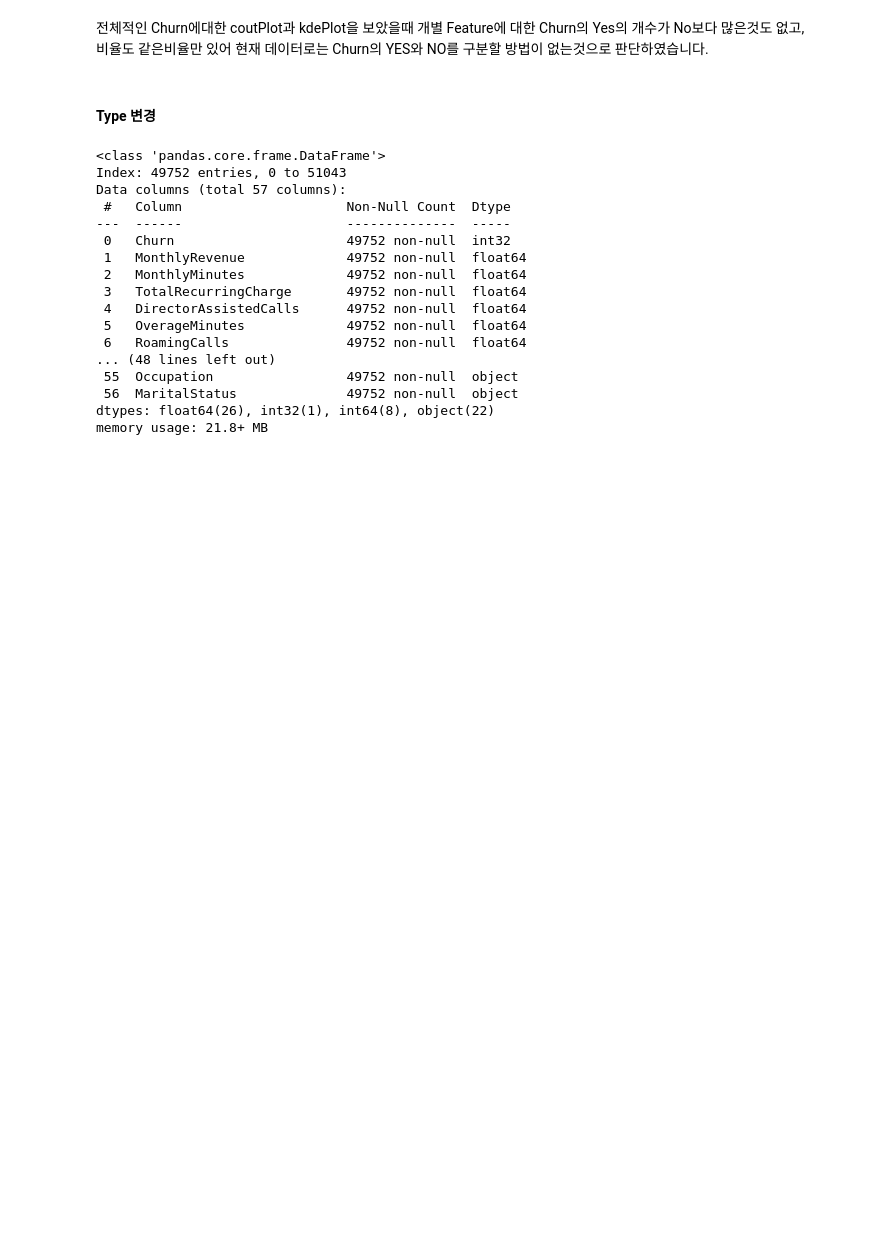
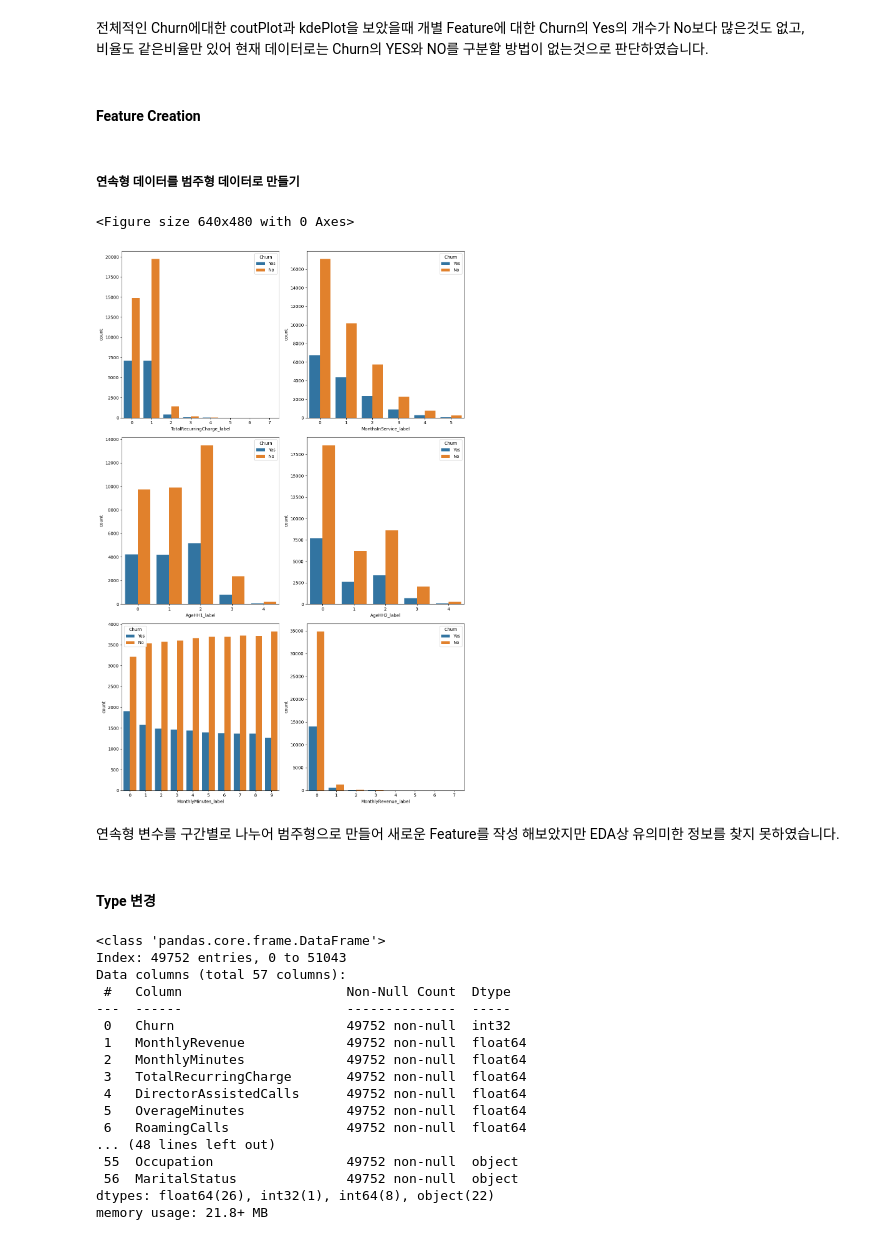
Before and after one commit to SKNETWORKS-FAMILY-AICAMP/SKN04-2nd-5Team, a Jupyter notebook: eda.ipynb, the cells around one changed output. Drawn from its saved outputs; the diff is of its cells as text; code cells hidden in the pictures; blank space fills up the shorter version.

Commit message:
feat: Feature Creation 항목 및 내용 추가 연속형 변수를 범주형 변수로 바꾸는 방법 추가

```diff
--- a/eda.ipynb
+++ b/eda.ipynb
@@ -96,6 +96,35 @@ plt.show()
 [figure]
 # %% [markdown]
 전체적인 Churn에대한 coutPlot과 kdePlot을 보았을때 개별 Feature에 대한 Churn의 Yes의 개수가 No보다 많은것도 없고,<br>비율도 같은비율만 있어 현재 데이터로는 Churn의 YES와 NO를 구분할 방법이 없는것으로 판단하였습니다.<br>
+# %% [markdown]
+#### Feature Creation
+# %% [markdown]
+##### 연속형 데이터를 범주형 데이터로 만들기
+# %%
+data['TotalRecurringCharge_label'] = pd.cut(data.TotalRecurringCharge, 8, labels=range(8))
+data['MonthsInService_label'] = pd.cut(data.MonthsInService, 6, labels=range(6))
+data['AgeHH1_label'] = pd.cut(data.AgeHH1, 5, labels=range(5))
+data['AgeHH2_label'] = pd.cut(data.AgeHH2, 5, labels=range(5))
+data['MonthlyMinutes_label'] = pd.qcut(data.MonthlyMinutes, 10, labels=range(10))
+data['MonthlyRevenue_label'] = pd.cut(data.MonthlyRevenue, 8, labels=range(8))
+# %%
+plt.clf()
+size = len(data.columns[data.columns.str.contains('_label')])
+plt.subplots(size//2 + size%2, 2, figsize=(12, 6*size//2))
+for i, col in enumerate(data.columns[data.columns.str.contains('_label')]):
+    plt.subplot(size//2 + size%2, 2, i + 1)
+    sns.countplot(
+        data,
+        x=col,
+        hue='Churn'
+    )
+plt.tight_layout()
+plt.show()
+# %% [output]
+<Figure size 640x480 with 0 Axes>
+[figure, added]
+# %% [markdown]
+연속형 변수를 구간별로 나누어 범주형으로 만들어 새로운 Feature를 작성 해보았지만 EDA상 유의미한 정보를 찾지 못하였습니다.
 # %% [markdown]
 #### Type 변경
 # %%
```
